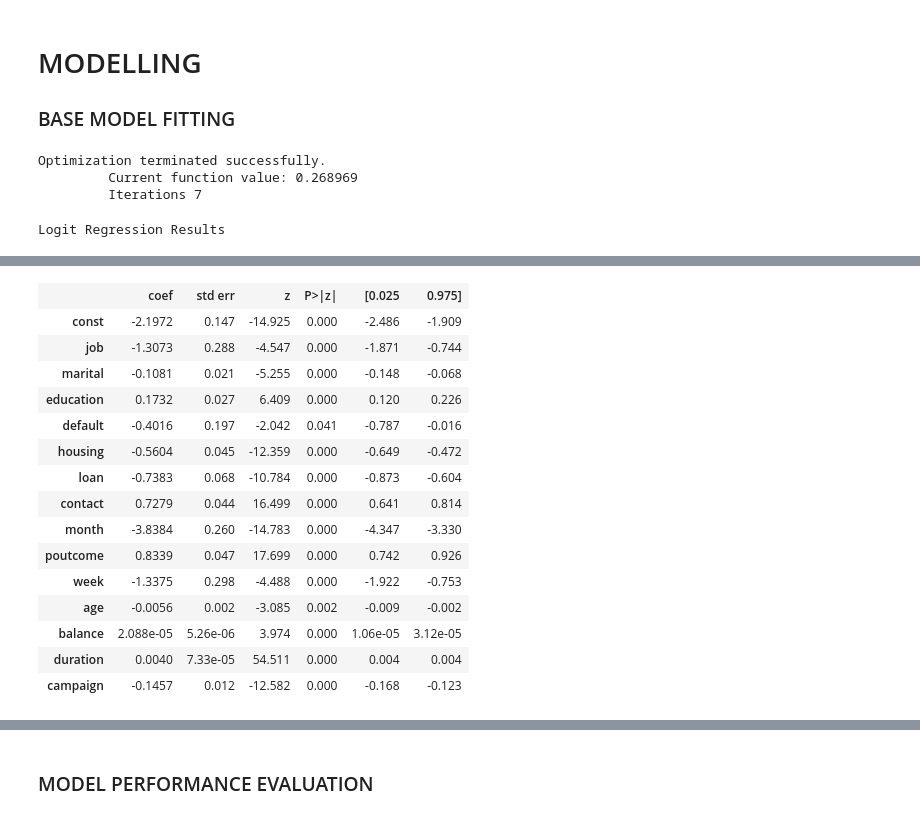
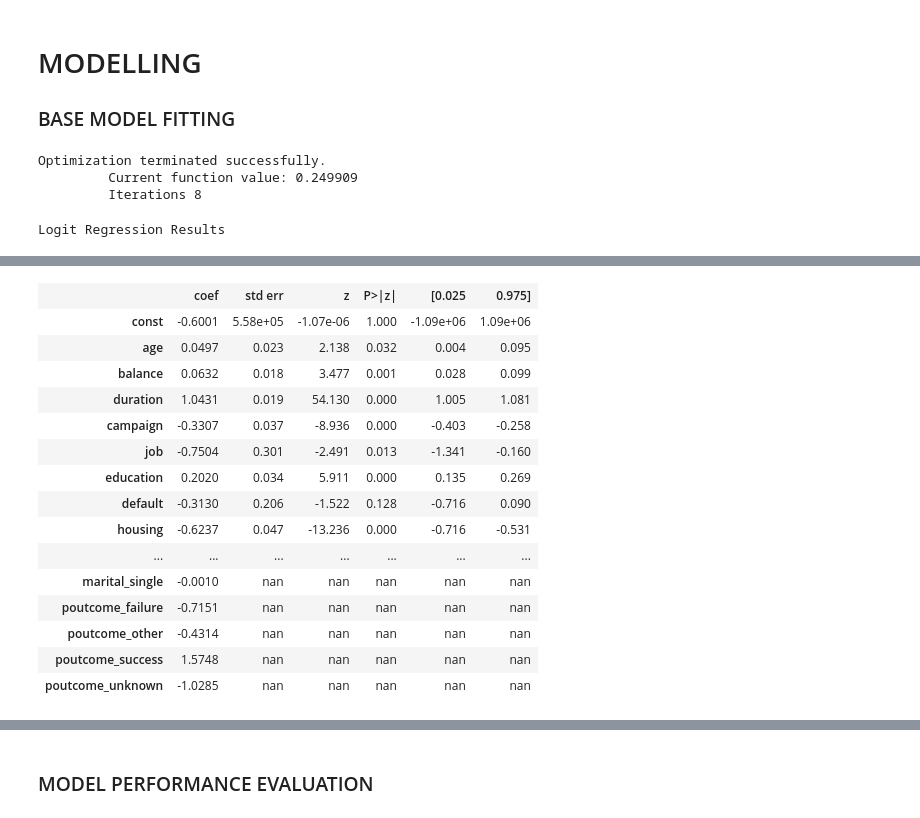
Before and after one commit to Rahulm94/bank-marketing, a Jupyter notebook: bank_marketing.ipynb, the cells around one changed output, grey strips where cells are left out. Drawn from its saved outputs; the diff is of its cells as text; code cells hidden in the pictures.

```diff
--- a/bank_marketing.ipynb
+++ b/bank_marketing.ipynb
@@ -262,9 +271,10 @@ counts.rename(columns={0: 'counts'}).sort_values(by=['column', 'counts'])
 # %%
 # Box plot of numeric variables
 
+pd.reset_option('display.max_rows')
 df_num.plot(kind='box', figsize=(16,8), subplots=True, layout = (3,2))
 plt.tight_layout()
 plt.show()
 
-# We note that except age, all other variables skew highly to the right.
+# We note that except age, all other variables have large no of outliers (right skewing).
 # %% [output]
@@ -613,11 +621,14 @@ df_cat
 # %%
 # Perform train test split before applying frequency encoding for the remaining categorical variables
+# to avoid the problem of "data leakage"
 
 X = pd.concat([df_cat, df_num], axis=1)
 y = df[['y']]
 
+# Stratified train-test split based on target column
+
 from sklearn.model_selection import train_test_split
-X_train, X_test, y_train, y_test = train_test_split(X, y, test_size=0.3, random_state=15)
+X_train, X_test, y_train, y_test = train_test_split(X, y, test_size=0.3, random_state=14, stratify = y)
 print(X_train.shape, X_test.shape)
 print(y_train.shape, y_test.shape)
 # %% [output]
@@ -625,20 +636,12 @@ print(y_train.shape, y_test.shape)
 (31647, 1) (13564, 1)
 # %%
-# For job column, we have 12 unique levels. Hence we can perform frequency encoding
-# Ordinary frequency encoding - we replace each category by its frequency in the train set
-# Target based encoding - we replace each category by the frequency of the required target class ('yes') in it.
-
-# For month & week columns as well, perform frequency encoding based on train data
-
 job_freq = X_train['job'].value_counts(normalize=True)
 month_freq = X_train['month'].value_counts(normalize=True)
-week_freq = X_train['week'].value_counts(normalize=True)
 
 X_train['job'] = X_train['job'].map(job_freq)
 X_train['month'] = X_train['month'].map(month_freq)
-X_train['week'] = X_train['week'].map(week_freq)
 
 # Do the same for test data
 X_test['job'] = X_test['job'].map(job_freq)
 X_test['month'] = X_test['month'].map(month_freq)
-X_test['week'] = X_test['week'].map(week_freq)
+X_train
@@ -663,0 +669,16 @@ X_train
+# %%
+# Scaling of numerical columns
+
+num_col = list(df_num.columns)
+
+from sklearn.preprocessing import StandardScaler
+ss = StandardScaler()
+X_train_num = pd.DataFrame(ss.fit_transform(X_train[num_col]), columns = num_col).reset_index(drop=True)
+X_test_num = pd.DataFrame(ss.transform(X_test[num_col]), columns = num_col).reset_index(drop=True)
+
+X_train_cat = X_train.drop(num_col,1).reset_index(drop=True)
+X_test_cat = X_test.drop(num_col,1).reset_index(drop=True)
+
+X_train_sc = pd.concat([X_train_num, X_train_cat], axis=1)
+X_test_sc = pd.concat([X_test_num, X_test_cat], axis=1)
+X_train_sc
@@ -669,14 +724,17 @@ X_train
 # Let's start by trying to fit a logistic regression base model on our X_train & y_train set
 # No scaling of numerical variable done at this point
 
-X_train_cons = sm.add_constant(X_train)
-X_test_cons = sm.add_constant(X_test)
+y_train = y_train.reset_index(drop=True)
+y_test = y_test.reset_index(drop=True)
 
-logit_model = sm.Logit(y_train, X_train_cons).fit()
+X_train_sc_cons = sm.add_constant(X_train_sc)
+X_test_sc_cons = sm.add_constant(X_test_sc)
+
+logit_model = sm.Logit(y_train, X_train_sc_cons).fit()
 logit_model.summary()
 # %% [output]
 Optimization terminated successfully.
-         Current function value: 0.268969
-         Iterations 7
+         Current function value: 0.249909
+         Iterations 8
 Logit Regression Results
 | Dep. Variable: | y | No. Observations: | 31647 |
@@ -688,18 +746,18 @@ Logit Regression Results
 | Covariance Type: | nonrobust | LLR p-value: | 0.000 |
 |  | coef | std err | z | P>|z| | [0.025 | 0.975] |
-| const | -2.1972 | 0.147 | -14.925 | 0.000 | -2.486 | -1.909 |
-| job | -1.3073 | 0.288 | -4.547 | 0.000 | -1.871 | -0.744 |
-| marital | -0.1081 | 0.021 | -5.255 | 0.000 | -0.148 | -0.068 |
-| education | 0.1732 | 0.027 | 6.409 | 0.000 | 0.120 | 0.226 |
-| default | -0.4016 | 0.197 | -2.042 | 0.041 | -0.787 | -0.016 |
-| housing | -0.5604 | 0.045 | -12.359 | 0.000 | -0.649 | -0.472 |
-| loan | -0.7383 | 0.068 | -10.784 | 0.000 | -0.873 | -0.604 |
-| contact | 0.7279 | 0.044 | 16.499 | 0.000 | 0.641 | 0.814 |
-| month | -3.8384 | 0.260 | -14.783 | 0.000 | -4.347 | -3.330 |
-| poutcome | 0.8339 | 0.047 | 17.699 | 0.000 | 0.742 | 0.926 |
-| week | -1.3375 | 0.298 | -4.488 | 0.000 | -1.922 | -0.753 |
-| age | -0.0056 | 0.002 | -3.085 | 0.002 | -0.009 | -0.002 |
-| balance | 2.088e-05 | 5.26e-06 | 3.974 | 0.000 | 1.06e-05 | 3.12e-05 |
-| duration | 0.0040 | 7.33e-05 | 54.511 | 0.000 | 0.004 | 0.004 |
-| campaign | -0.1457 | 0.012 | -12.582 | 0.000 | -0.168 | -0.123 |
+| const | -0.6001 | 5.58e+05 | -1.07e-06 | 1.000 | -1.09e+06 | 1.09e+06 |
+| age | 0.0497 | 0.023 | 2.138 | 0.032 | 0.004 | 0.095 |
+| balance | 0.0632 | 0.018 | 3.477 | 0.001 | 0.028 | 0.099 |
+| duration | 1.0431 | 0.019 | 54.130 | 0.000 | 1.005 | 1.081 |
+| campaign | -0.3307 | 0.037 | -8.936 | 0.000 | -0.403 | -0.258 |
+| job | -0.7504 | 0.301 | -2.491 | 0.013 | -1.341 | -0.160 |
+| education | 0.2020 | 0.034 | 5.911 | 0.000 | 0.135 | 0.269 |
+| default | -0.3130 | 0.206 | -1.522 | 0.128 | -0.716 | 0.090 |
+| housing | -0.6237 | 0.047 | -13.236 | 0.000 | -0.716 | -0.531 |
+| ... | ... | ... | ... | ... | ... | ... |
+| marital_single | -0.0010 | nan | nan | nan | nan | nan |
+| poutcome_failure | -0.7151 | nan | nan | nan | nan | nan |
+| poutcome_other | -0.4314 | nan | nan | nan | nan | nan |
+| poutcome_success | 1.5748 | nan | nan | nan | nan | nan |
+| poutcome_unknown | -1.0285 | nan | nan | nan | nan | nan |
 # %%
```
Also changed, not shown: parts of 100 cells of this notebook.
